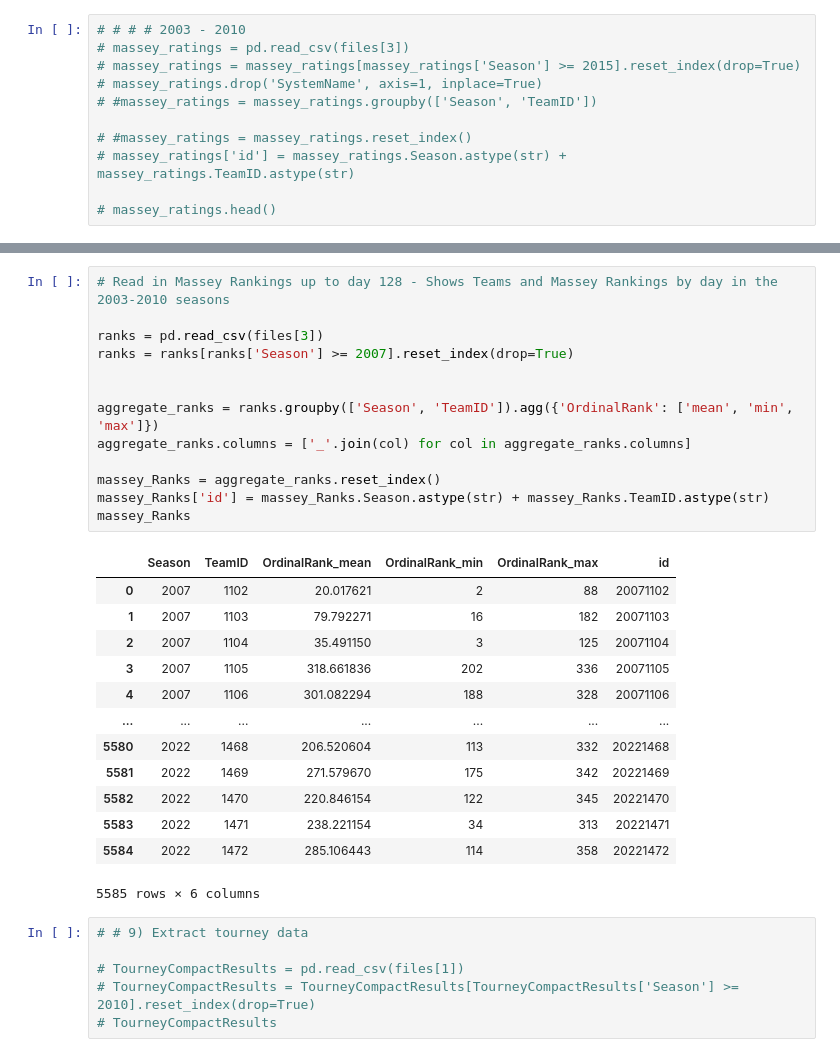
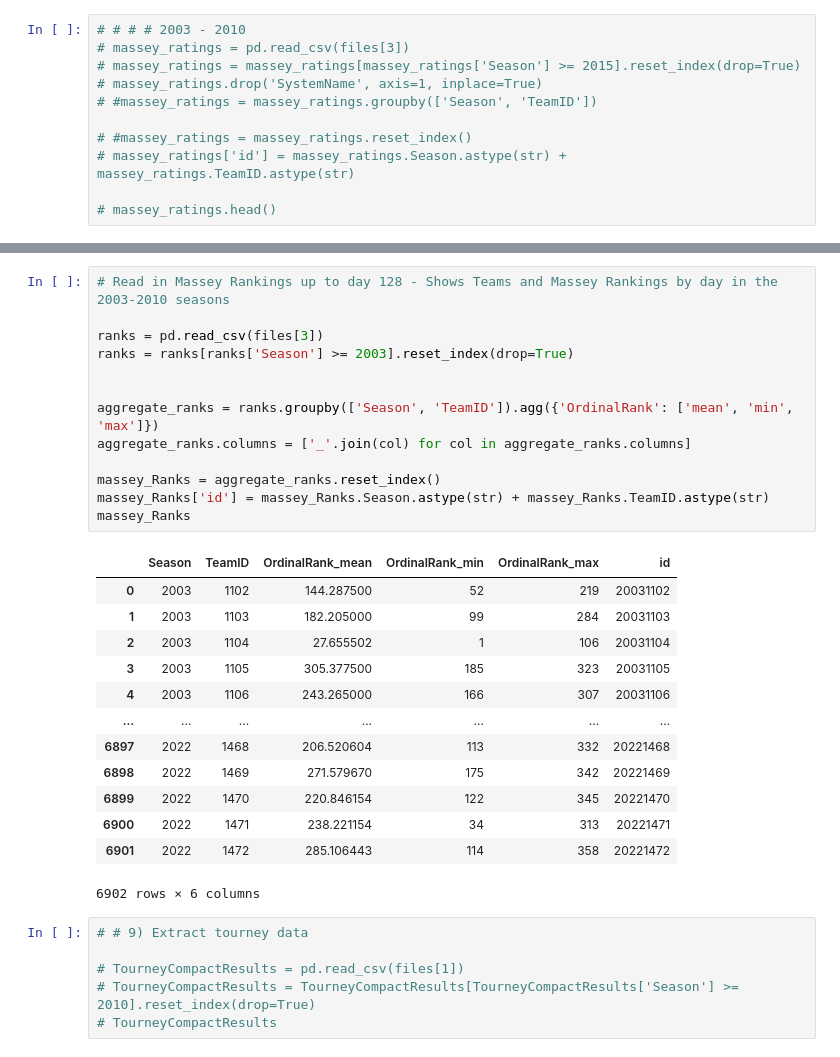
Before and after one commit to racruz25/group_project, a Jupyter notebook: Random_Forest_Model.ipynb, the cells around one changed output, grey strips where cells are left out. Drawn from its saved outputs; the diff is of its cells as text.

```diff
--- a/Random_Forest_Model.ipynb
+++ b/Random_Forest_Model.ipynb
@@ -183,30 +183,30 @@ reg_season_stats.head()
 # %%
 # Read in Massey Rankings up to day 128 - Shows Teams and Massey Rankings by day in the 2003-2010 seasons
 
 ranks = pd.read_csv(files[3])
-ranks = ranks[ranks['Season'] >= 2007].reset_index(drop=True)
+ranks = ranks[ranks['Season'] >= 2003].reset_index(drop=True)
 
 
 aggregate_ranks = ranks.groupby(['Season', 'TeamID']).agg({'OrdinalRank': ['mean', 'min', 'max']})
 aggregate_ranks.columns = ['_'.join(col) for col in aggregate_ranks.columns]
 
 massey_Ranks = aggregate_ranks.reset_index()
 massey_Ranks['id'] = massey_Ranks.Season.astype(str) + massey_Ranks.TeamID.astype(str)
 massey_Ranks
 # %% [output]
 |  | Season | TeamID | OrdinalRank_mean | OrdinalRank_min | OrdinalRank_max | id |
-| 0 | 2007 | 1102 | 20.017621 | 2 | 88 | 20071102 |
-| 1 | 2007 | 1103 | 79.792271 | 16 | 182 | 20071103 |
-| 2 | 2007 | 1104 | 35.491150 | 3 | 125 | 20071104 |
-| 3 | 2007 | 1105 | 318.661836 | 202 | 336 | 20071105 |
-| 4 | 2007 | 1106 | 301.082294 | 188 | 328 | 20071106 |
+| 0 | 2003 | 1102 | 144.287500 | 52 | 219 | 20031102 |
+| 1 | 2003 | 1103 | 182.205000 | 99 | 284 | 20031103 |
+| 2 | 2003 | 1104 | 27.655502 | 1 | 106 | 20031104 |
+| 3 | 2003 | 1105 | 305.377500 | 185 | 323 | 20031105 |
+| 4 | 2003 | 1106 | 243.265000 | 166 | 307 | 20031106 |
 | ... | ... | ... | ... | ... | ... | ... |
-| 5580 | 2022 | 1468 | 206.520604 | 113 | 332 | 20221468 |
-| 5581 | 2022 | 1469 | 271.579670 | 175 | 342 | 20221469 |
-| 5582 | 2022 | 1470 | 220.846154 | 122 | 345 | 20221470 |
-| 5583 | 2022 | 1471 | 238.221154 | 34 | 313 | 20221471 |
-| 5584 | 2022 | 1472 | 285.106443 | 114 | 358 | 20221472 |
+| 6897 | 2022 | 1468 | 206.520604 | 113 | 332 | 20221468 |
+| 6898 | 2022 | 1469 | 271.579670 | 175 | 342 | 20221469 |
+| 6899 | 2022 | 1470 | 220.846154 | 122 | 345 | 20221470 |
+| 6900 | 2022 | 1471 | 238.221154 | 34 | 313 | 20221471 |
+| 6901 | 2022 | 1472 | 285.106443 | 114 | 358 | 20221472 |
-5585 rows × 6 columns
+6902 rows × 6 columns
 # %%
 # # 9) Extract tourney data
 
```
Also changed, not shown: parts of 21 cells of this notebook.
